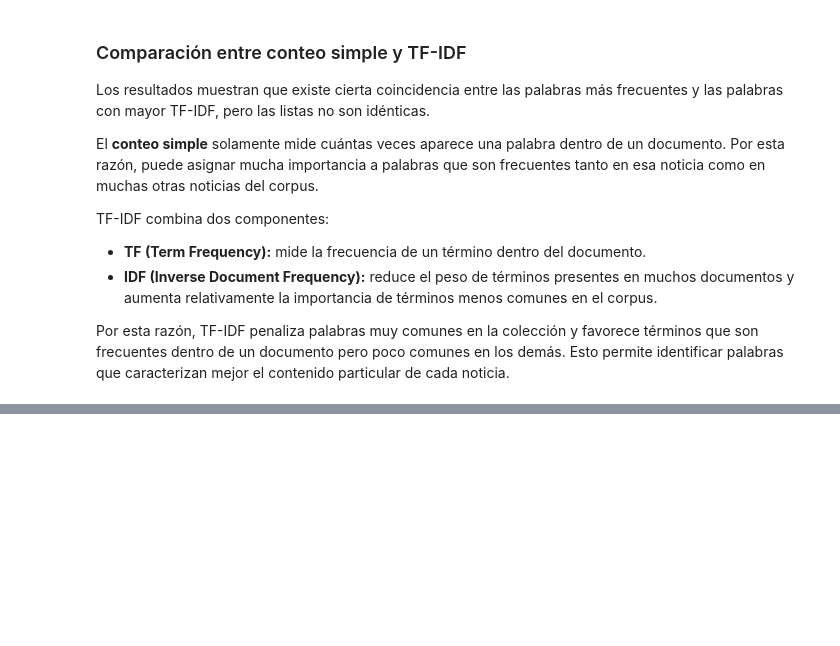
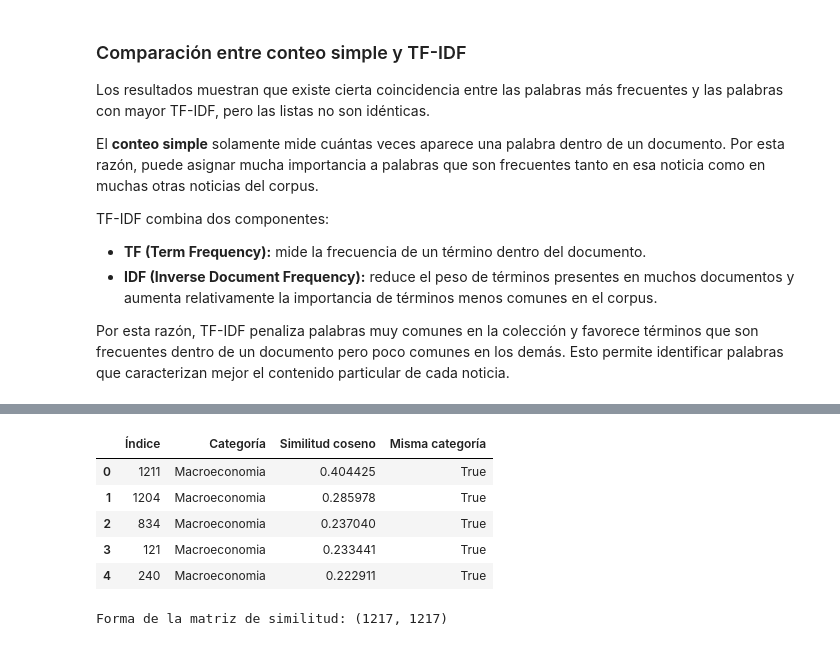
Before and after one commit to Cynthiss/NLP, a Jupyter notebook: lab2_nlp/Lab_2.ipynb, the cells around one changed output, grey strips where cells are left out. Cells and saved outputs as stored; diff of their text form; code cells hidden in the pictures; blank space fills up the shorter version.

Commit message:
Part 5
Agregar analisis de similitud coseno entre documentos

```diff
--- a/lab2_nlp/Lab_2.ipynb
+++ b/lab2_nlp/Lab_2.ipynb
@@ -1181,0 +1226,28 @@ Por esta razón, TF-IDF penaliza palabras muy comunes en la colección y favorec
+# %%
+
+# Encontrar los 5 documentos más similares
+
+
+# Ordenar índices de mayor a menor similitud
+indices_ordenados = similitudes.argsort()[::-1]
+
+# Excluir el documento de referencia
+indices_similares = [
+    i for i in indices_ordenados
+    if i != indice_referencia
+][:5]
+
+# Construir tabla de resultados
+resultados_similares = pd.DataFrame({
+    "Índice": indices_similares,
+    "Categoría": [
+        df.loc[i, "Type"]
+        for i in indices_similares
+    ],
+    "Similitud coseno": [
+        similitudes[i]
+        for i in indices_similares
+    ]
+})
+
+resultados_similares
@@ -1181,0 +1261,27 @@ Por esta razón, TF-IDF penaliza palabras muy comunes en la colección y favorec
+# %%
+# Comparar categorías con el documento de referencia
+
+categoria_referencia = df.loc[indice_referencia, "Type"]
+
+resultados_similares["Misma categoría"] = (
+    resultados_similares["Categoría"] == categoria_referencia
+)
+
+resultados_similares
+# %% [output]
+|  | Índice | Categoría | Similitud coseno | Misma categoría |
+| 0 | 1211 | Macroeconomia | 0.404425 | True |
+| 1 | 1204 | Macroeconomia | 0.285978 | True |
+| 2 | 834 | Macroeconomia | 0.237040 | True |
+| 3 | 121 | Macroeconomia | 0.233441 | True |
+| 4 | 240 | Macroeconomia | 0.222911 | True |
+# %%
+
+# Matriz de similitud coseno de todo el corpus
+
+
+matriz_similitud = cosine_similarity(X_tfidf)
+
+print("Forma de la matriz de similitud:", matriz_similitud.shape)
+# %% [output]
+Forma de la matriz de similitud: (1217, 1217)
```
Also changed, not shown: parts of 8 cells of this notebook.
